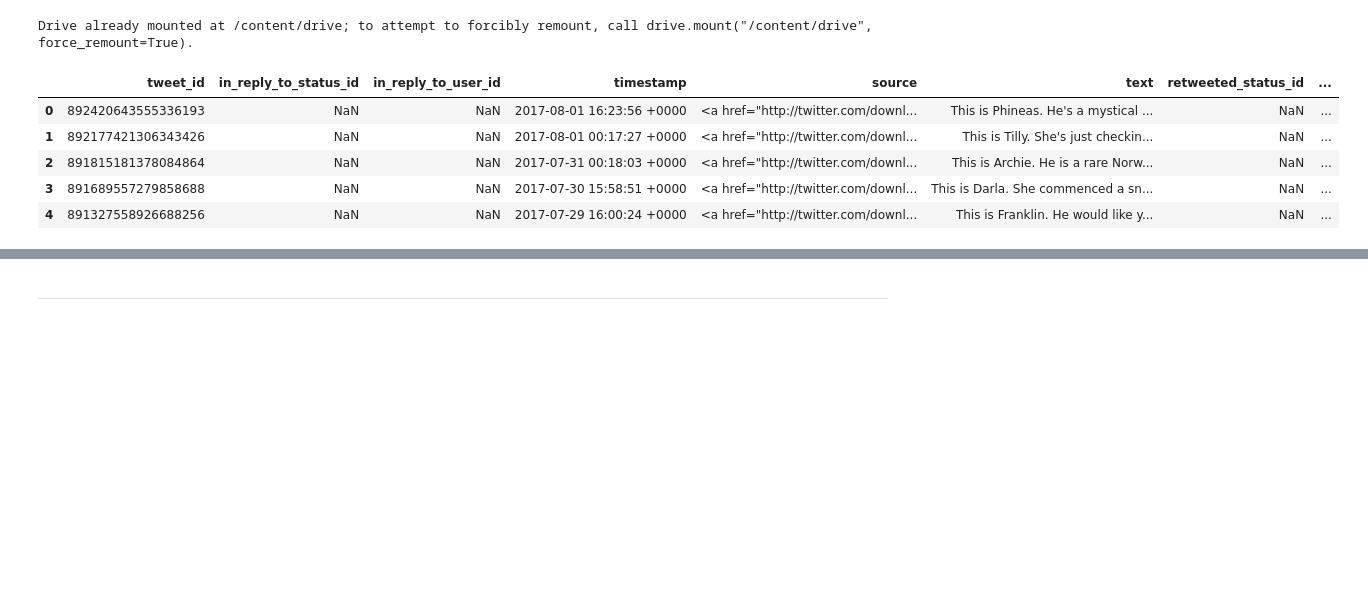
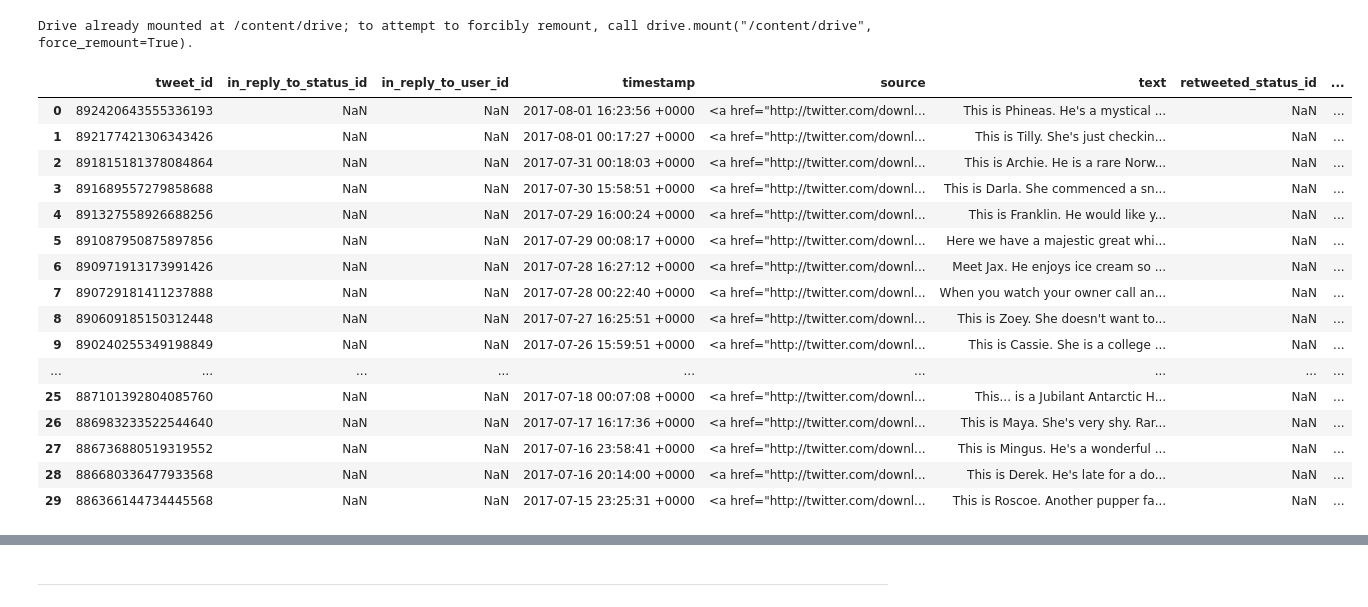
Before and after one commit to EricOdhiambo/wrangling-and-Analyzing-data, a Jupyter notebook: wrangle_act.ipynb, the cells around one changed output, grey strips where cells are left out. Cells and saved outputs as stored; diff of their text form; code cells hidden in the pictures; blank space fills up the shorter version.

```diff
--- a/wrangle_act.ipynb
+++ b/wrangle_act.ipynb
@@ -25,13 +25,24 @@ pathDataset = '/content/drive/MyDrive/twitter-archive-enhanced.csv'
 # %%
 # Reading the loaded Twitter_archive_enhanced.csv dataset as a Pandas dataframe
 # and printing out the dataframe's head part to check if it's correctl
 
 df1 = pd.read_csv(pathDataset)
-df1.head()
+df1.head(30)
 # %% [output]
 |  | tweet_id | in_reply_to_status_id | in_reply_to_user_id | timestamp | source | text | retweeted_status_id | ... |
 | 0 | 892420643555336193 | NaN | NaN | 2017-08-01 16:23:56 +0000 | <a href="http://twitter.com/downl... | This is Phineas. He's a mystical ... | NaN | ... |
 | 1 | 892177421306343426 | NaN | NaN | 2017-08-01 00:17:27 +0000 | <a href="http://twitter.com/downl... | This is Tilly. She's just checkin... | NaN | ... |
 | 2 | 891815181378084864 | NaN | NaN | 2017-07-31 00:18:03 +0000 | <a href="http://twitter.com/downl... | This is Archie. He is a rare Norw... | NaN | ... |
 | 3 | 891689557279858688 | NaN | NaN | 2017-07-30 15:58:51 +0000 | <a href="http://twitter.com/downl... | This is Darla. She commenced a sn... | NaN | ... |
 | 4 | 891327558926688256 | NaN | NaN | 2017-07-29 16:00:24 +0000 | <a href="http://twitter.com/downl... | This is Franklin. He would like y... | NaN | ... |
+| 5 | 891087950875897856 | NaN | NaN | 2017-07-29 00:08:17 +0000 | <a href="http://twitter.com/downl... | Here we have a majestic great whi... | NaN | ... |
+| 6 | 890971913173991426 | NaN | NaN | 2017-07-28 16:27:12 +0000 | <a href="http://twitter.com/downl... | Meet Jax. He enjoys ice cream so ... | NaN | ... |
+| 7 | 890729181411237888 | NaN | NaN | 2017-07-28 00:22:40 +0000 | <a href="http://twitter.com/downl... | When you watch your owner call an... | NaN | ... |
+| 8 | 890609185150312448 | NaN | NaN | 2017-07-27 16:25:51 +0000 | <a href="http://twitter.com/downl... | This is Zoey. She doesn't want to... | NaN | ... |
+| 9 | 890240255349198849 | NaN | NaN | 2017-07-26 15:59:51 +0000 | <a href="http://twitter.com/downl... | This is Cassie. She is a college ... | NaN | ... |
+| ... | ... | ... | ... | ... | ... | ... | ... | ... |
+| 25 | 887101392804085760 | NaN | NaN | 2017-07-18 00:07:08 +0000 | <a href="http://twitter.com/downl... | This... is a Jubilant Antarctic H... | NaN | ... |
+| 26 | 886983233522544640 | NaN | NaN | 2017-07-17 16:17:36 +0000 | <a href="http://twitter.com/downl... | This is Maya. She's very shy. Rar... | NaN | ... |
+| 27 | 886736880519319552 | NaN | NaN | 2017-07-16 23:58:41 +0000 | <a href="http://twitter.com/downl... | This is Mingus. He's a wonderful ... | NaN | ... |
+| 28 | 886680336477933568 | NaN | NaN | 2017-07-16 20:14:00 +0000 | <a href="http://twitter.com/downl... | This is Derek. He's late for a do... | NaN | ... |
+| 29 | 886366144734445568 | NaN | NaN | 2017-07-15 23:25:31 +0000 | <a href="http://twitter.com/downl... | This is Roscoe. Another pupper fa... | NaN | ... |
```
Also changed, not shown: parts of 31 cells of this notebook.
